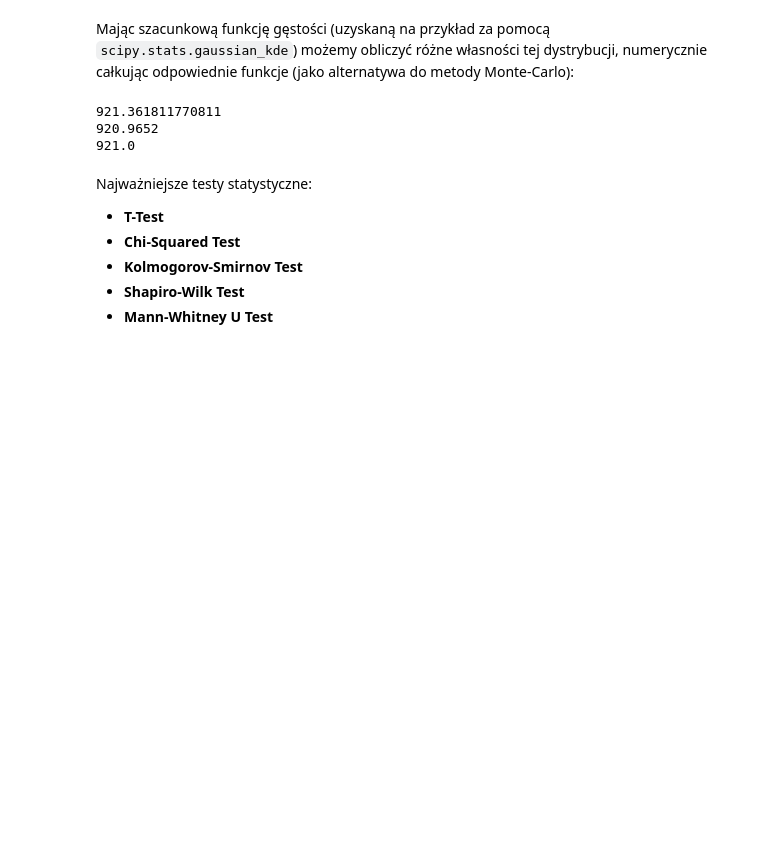
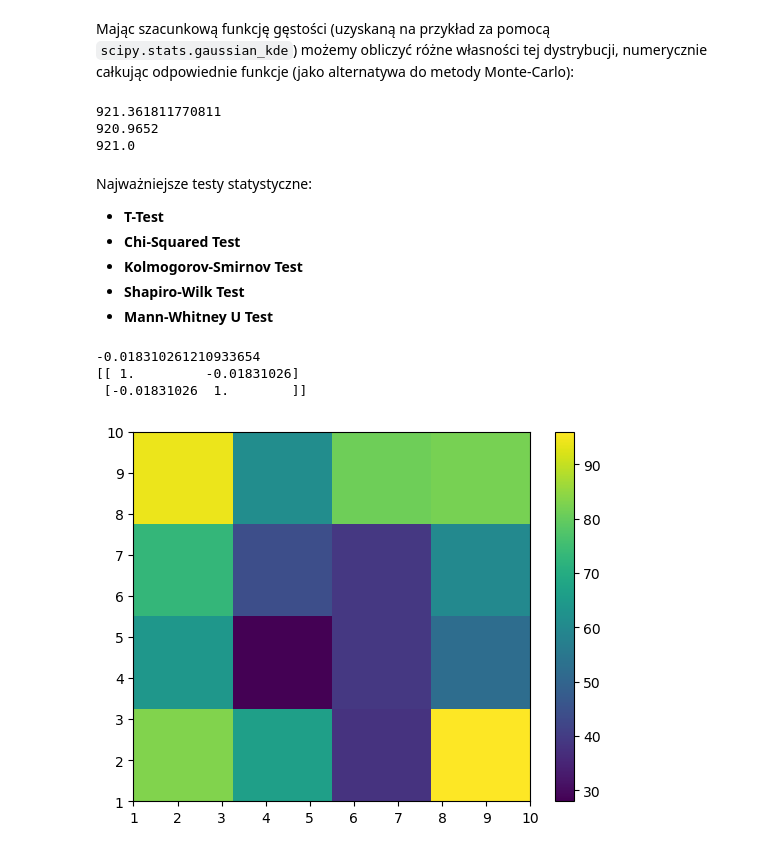
Before and after one commit to orange-cat-programmer/MPSI_2024-25, a Jupyter notebook: lekcja_rozklady/rozklady.ipynb, the cells around one changed output. Saved outputs shown, nothing was run; the diff lists cells and outputs as text; code cells hidden in the pictures; blank space fills up the shorter version.

```diff
--- a/lekcja_rozklady/rozklady.ipynb
+++ b/lekcja_rozklady/rozklady.ipynb
@@ -425,3 +431,19 @@ Najważniejsze testy statystyczne:
 * __Kolmogorov-Smirnov Test__
 * __Shapiro-Wilk Test__
 * __Mann-Whitney U Test__
+# %%
+x = np.random.randint(1,11,1000)
+y = np.random.randint(1,11,1000)
+
+z = (x-np.mean(x))*(y-np.mean(y))
+print(np.mean(z)/(np.sqrt(np.var(x)*np.var(y))))
+print(np.corrcoef(x,y))
+
+plt.hist2d(x, y, bins=4)
+plt.colorbar()
+y;
+# %% [output]
+-0.018310261210933654
+[[ 1.         -0.01831026]
+ [-0.01831026  1.        ]]
+[figure, added]
```
Also changed, not shown: parts of 1 cell of this notebook.
